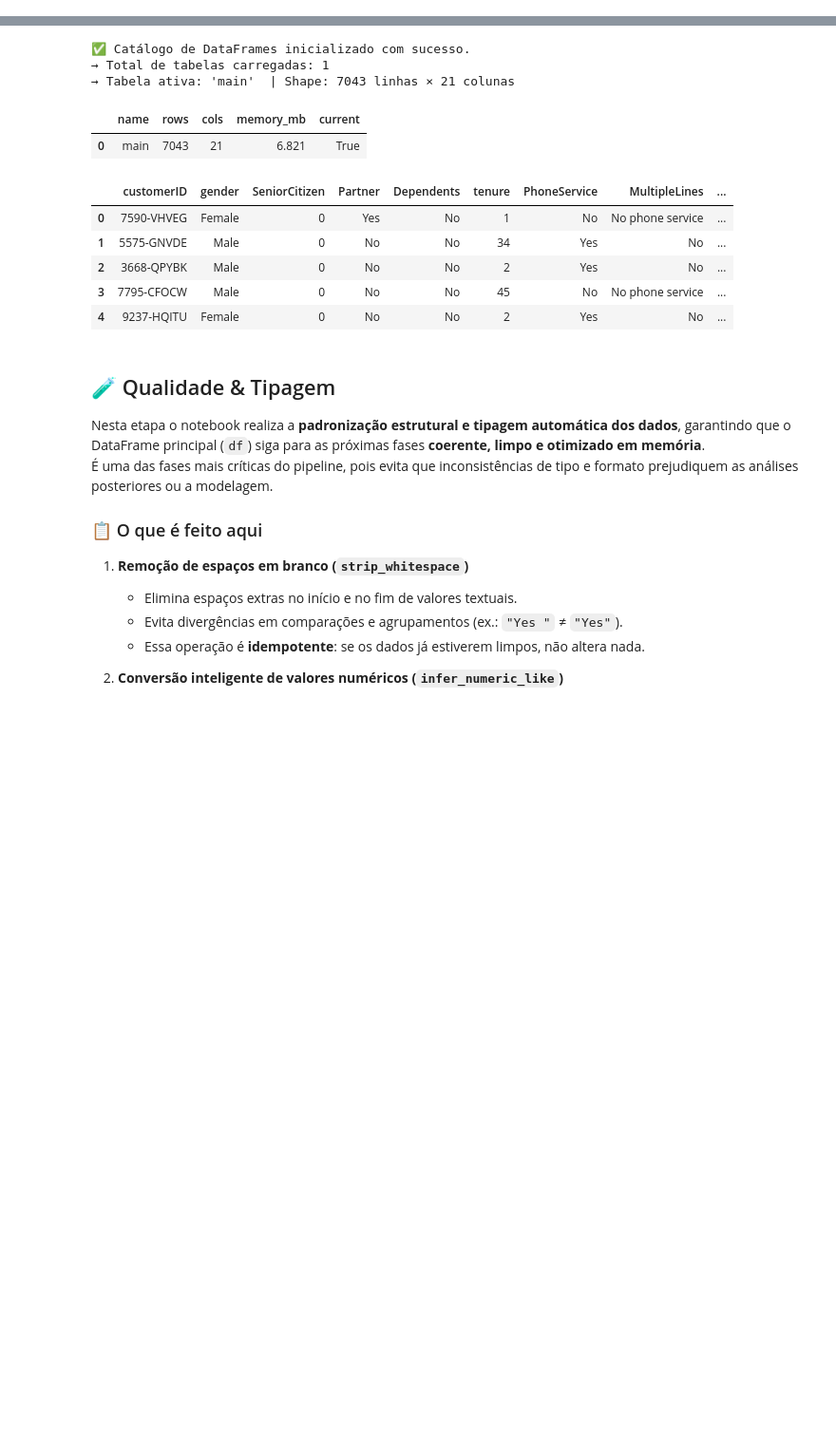
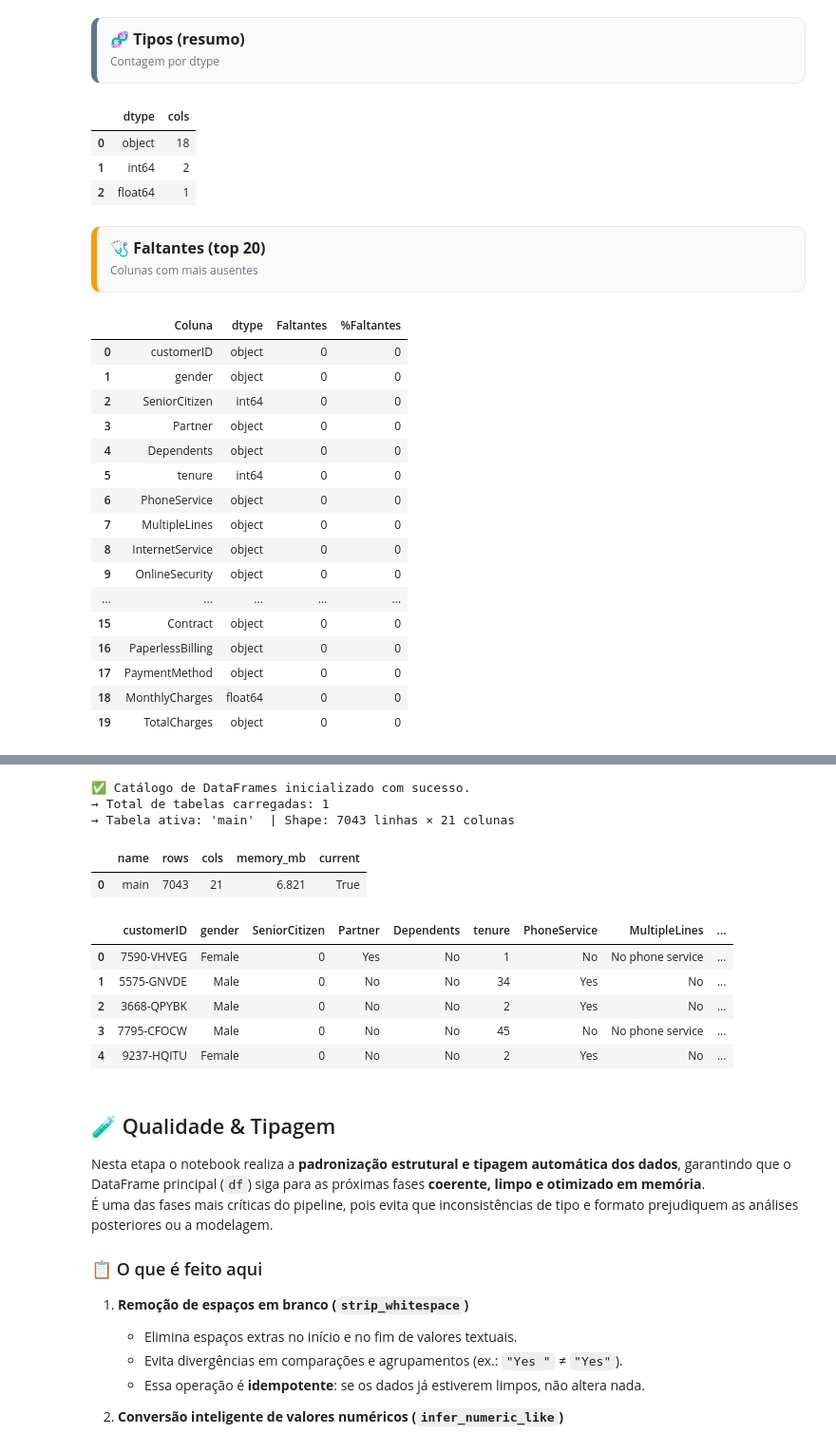
Before and after one commit to FabioAguiar/telco-customer-churn-analysis, a Jupyter notebook: notebooks/01_data_preparation_template.ipynb, the cells around one changed output, grey strips where cells are left out. Shown at 95% size. Drawn from its saved outputs; the diff is of its cells as text; code cells hidden in the pictures; blank space fills up the shorter version.

```diff
--- a/notebooks/01_data_preparation_template.ipynb
+++ b/notebooks/01_data_preparation_template.ipynb
@@ -426,43 +373,50 @@ display(ud.missing_report(df).head(20))
 # %%
-import sys, importlib
-sys.path.insert(0, r"C:\Users\fabio\Projetos DEV\data projects\data-project-template\utils")
+# Ingestão & visão rápida — organizado (autônomo)
 
-import utils_data as ud
-importlib.reload(ud)
+from utils.utils_data import (
+    load_table_simple, merge_chain,
+    show_source_overview, show_df_summary
+)
 
-print(ud.__file__)
-print(ud.UTILS_DATA_VERSION)  # deve mostrar 1.1.1
-
-
-# 1) Carregar todas as fontes
+# 1) Carregar todas as fontes em 'tables'
 tables = {}
 for name, cfg in SOURCES.items():
     path = cfg["path"]
-    fmt = cfg.get("format")              # se None, detecta pelo sufixo
-    read_opts = cfg.get("read_opts", {}) # ex.: sep/encoding/low_memory para CSV
-    df_src = ud.load_table_simple(path, fmt, **read_opts)  # agora com prefixo ud.
+    fmt = cfg.get("format")               # None => infere pelo sufixo
+    read_opts = cfg.get("read_opts", {})  # ex.: sep/encoding/low_memory para CSV
+    df_src = load_table_simple(path, fmt, **read_opts)
     tables[name] = df_src
 
-    # visão rápida por fonte
-    print(f"\n=== {name} ===")
-    ov = ud.basic_overview(df_src)
-    print(json.dumps(ov, indent=2, ensure_ascii=False))
-    display(ud.missing_report(df_src).head(20))
+    # visão organizada por fonte (cards)
+    show_source_overview(name, path, df_src)
 
 # 2) Definir df base e aplicar merges (se configurado)
 if MAIN_SOURCE not in tables:
     raise KeyError(f"MAIN_SOURCE '{MAIN_SOURCE}' não encontrado. Fontes disponíveis: {list(tables.keys())}")
 
 df = tables[MAIN_SOURCE]
+
+# compat: aceita MERGE_STEPS como lista de tuplas OU de dicts
+def _normalize_steps(steps):
+    norm = []
+    for st in (steps or []):
+        if isinstance(st, (list, tuple)) and len(st) >= 4:
+            right_name, how, left_on, right_on = st[:4]
+            norm.append({"from": right_name, "how": how, "left_on": left_on, "right_on": right_on})
+        elif isinstance(st, dict):
+            norm.append(st)
+    return norm
+
 if MERGE_STEPS:
-    df = ud.merge_chain(df, tables, MERGE_STEPS)
-    print("\n=== Visão geral (df merged) ===")
+    steps = _normalize_steps(MERGE_STEPS)
+    if steps:
+        df = merge_chain(df, tables, steps)
+        print("\n=== Visão geral (df após merges) ===")
+    else:
+        print("\n[WARN] MERGE_STEPS definido mas vazio/inválido; seguindo sem merge.")
 else:
     print(f"\n[INFO] Usando df base: '{MAIN_SOURCE}' (sem merges).")
 
-# 3) Overview final do df que segue no pipeline
-overview = ud.basic_overview(df)
-logger.info(json.dumps(overview, indent=2, ensure_ascii=False))
-print(json.dumps(overview, indent=2, ensure_ascii=False))
-display(ud.missing_report(df).head(20))
+# 3) Resumo organizado do df que segue no pipeline (cards)
+show_df_summary(df, label=f"MAIN_SOURCE = {MAIN_SOURCE}")
 # %% [output]
@@ -468,0 +429,25 @@ display(ud.missing_report(df).head(20))
+🧬 Tipos (resumo)
+Contagem por dtype
+|  | dtype | cols |
+| 0 | object | 18 |
+| 1 | int64 | 2 |
+| 2 | float64 | 1 |
+🩺 Faltantes (top 20)
+Colunas com mais ausentes
+|  | Coluna | dtype | Faltantes | %Faltantes |
+| 0 | customerID | object | 0 | 0 |
+| 1 | gender | object | 0 | 0 |
+| 2 | SeniorCitizen | int64 | 0 | 0 |
+| 3 | Partner | object | 0 | 0 |
+| 4 | Dependents | object | 0 | 0 |
+| 5 | tenure | int64 | 0 | 0 |
+| 6 | PhoneService | object | 0 | 0 |
+| 7 | MultipleLines | object | 0 | 0 |
+| 8 | InternetService | object | 0 | 0 |
+| 9 | OnlineSecurity | object | 0 | 0 |
+| ... | ... | ... | ... | ... |
+| 15 | Contract | object | 0 | 0 |
+| 16 | PaperlessBilling | object | 0 | 0 |
+| 17 | PaymentMethod | object | 0 | 0 |
+| 18 | MonthlyCharges | float64 | 0 | 0 |
+| 19 | TotalCharges | object | 0 | 0 |
```
Also changed, not shown: parts of 10 cells of this notebook, 2 other files.
